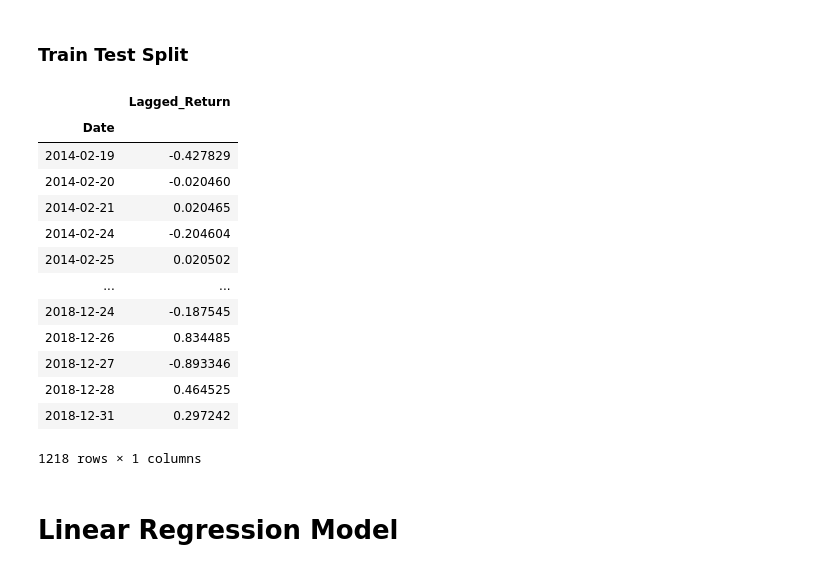
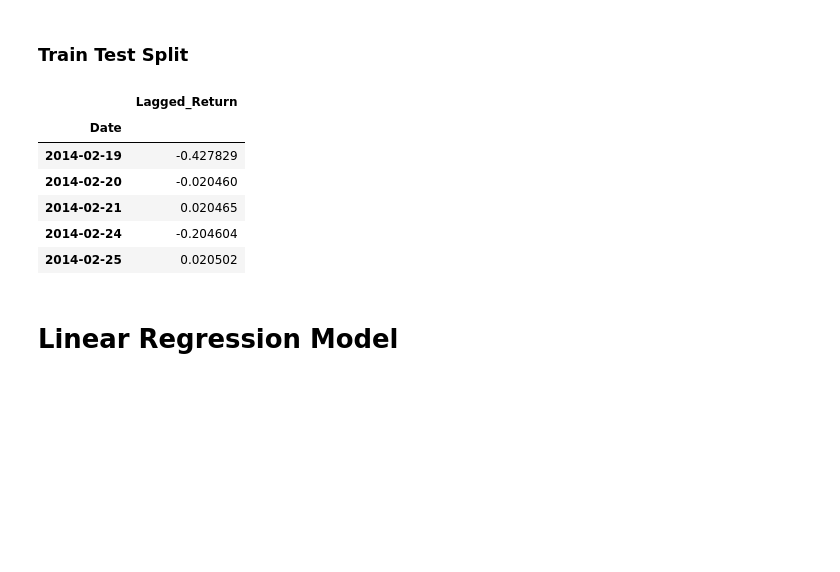
Before and after one commit to baseronu/TSHomework, a Jupyter notebook: regression_analysis.ipynb, the cells around one changed output. Drawn from its saved outputs; the diff is of its cells as text; code cells hidden in the pictures; blank space fills up the shorter version.

```diff
--- a/regression_analysis.ipynb
+++ b/regression_analysis.ipynb
@@ -10,7 +10,7 @@ In this notebook, you will build a SKLearn linear regression model to predict Ye
 # Futures contract on the Yen-dollar exchange rate:
 # This is the continuous chain of the futures contracts that are 1 month to expiration
 yen_futures = pd.read_csv(
-    Path("yen.csv"), index_col="Date", infer_datetime_format=True, parse_dates=True
+    Path("/Users/onurbaser/Documents/FinTech/TSHomework/Starter_Code/yen.csv"), index_col="Date", infer_datetime_format=True, parse_dates=True
 )
 yen_futures.head()
 # %% [output]
@@ -41,7 +41,9 @@ yen_futures.head()
 # Create a series using "Settle" price percentage returns, drop any nan"s, and check the results:
 # (Make sure to multiply the pct_change() results by 100)
 # In this case, you may have to replace inf, -inf values with np.nan"s
-# YOUR CODE HERE!
+yen_futures['Return'] = yen_futures.Settle.pct_change() * 100
+yen_futures = yen_futures.dropna()
+yen_futures.head()
 # %% [output]
 |  | Open | High | Low | Last | Change | Settle | Volume | Previous Day Open Interest | Return |
 | Date |  |  |  |  |  |  |  |  |  |
@@ -54,7 +56,9 @@ yen_futures.head()
 ### Lagged Returns
 # %%
 # Create a lagged return using the shift function
-# YOUR CODE HERE!
+yen_futures['Lagged_Return'] = yen_futures.Return.shift()
+yen_futures = yen_futures.dropna()
+yen_futures.head()
 # %% [output]
 |  | Open | High | Low | Last | Change | Settle | Volume | Previous Day Open Interest | Return | ... |
 | Date |  |  |  |  |  |  |  |  |  | ... |
@@ -72,25 +76,20 @@ test = yen_futures['2018':]
 # %%
 # Create four dataframes:
 # X_train (training set using just the independent variables), X_test (test set of of just the independent variables)
-# Y_train (training set using just the "y" variable, i.e., "Futures Return"), Y_test (test set of just the "y" variable):
-# YOUR CODE HERE!
+X_train = train["Lagged_Return"].to_frame()
+y_train = train["Return"]
+X_test = test["Lagged_Return"].to_frame()
+y_test = test["Return"]
 # %%
-X_train
+X_train.head()
 # %% [output]
 |  | Lagged_Return |
 | Date |  |
 | 2014-02-19 | -0.427829 |
 | 2014-02-20 | -0.020460 |
 | 2014-02-21 | 0.020465 |
 | 2014-02-24 | -0.204604 |
 | 2014-02-25 | 0.020502 |
-| ... | ... |
-| 2018-12-24 | -0.187545 |
-| 2018-12-26 | 0.834485 |
-| 2018-12-27 | -0.893346 |
-| 2018-12-28 | 0.464525 |
-| 2018-12-31 | 0.297242 |
-1218 rows × 1 columns
 # %% [markdown]
 # Linear Regression Model
 # %%
```
Also changed, not shown: parts of 10 cells of this notebook.
